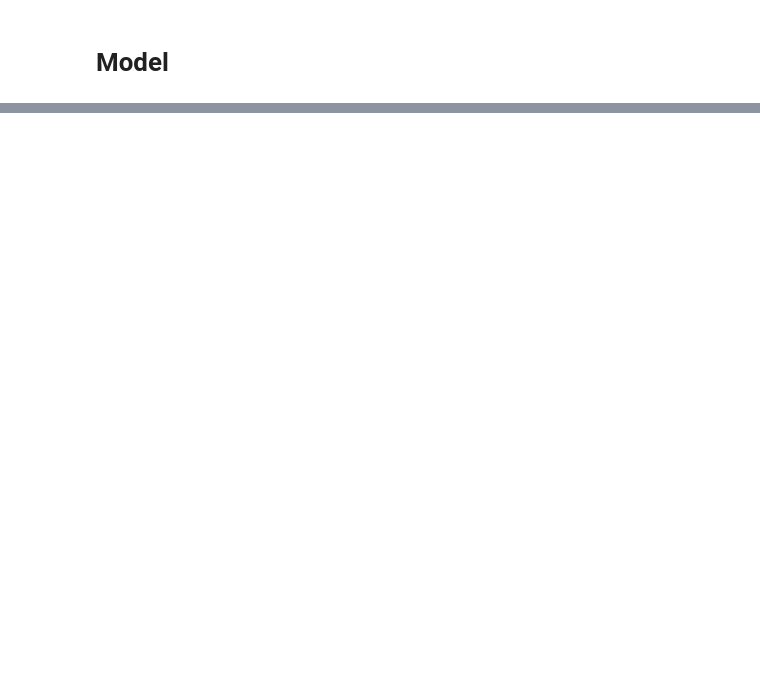
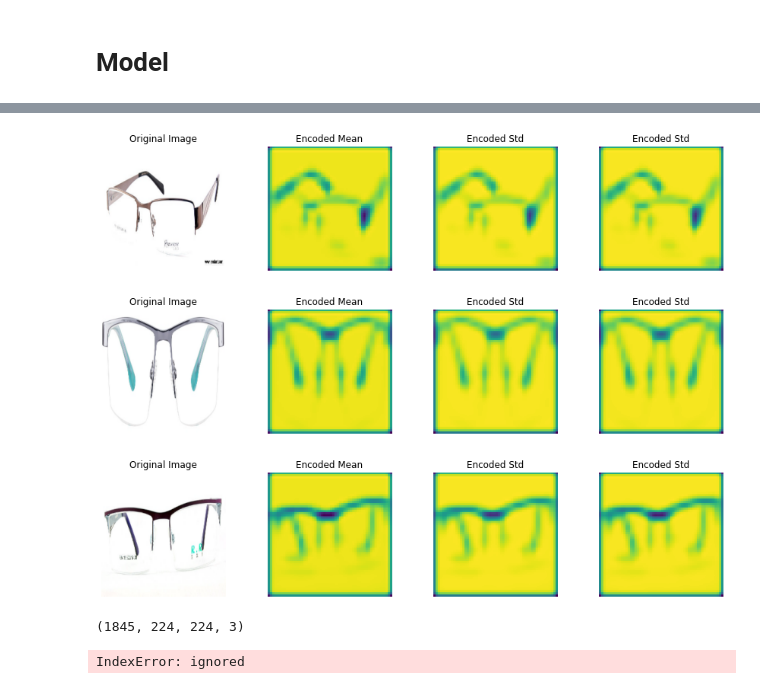
Before and after one commit to Arush0113/ML-Programming-Assignments, a Jupyter notebook: India Today AI_ML Profile/India_Today_ML_assignment_q1.ipynb, the cells around one changed output, grey strips where cells are left out. Drawn from its saved outputs; the diff is of its cells as text; code cells hidden in the pictures; blank space fills up the shorter version.

```diff
--- a/India Today AI_ML Profile/India_Today_ML_assignment_q1.ipynb
+++ b/India Today AI_ML Profile/India_Today_ML_assignment_q1.ipynb
@@ -97,7 +101,7 @@ def image2array(file_array):
  image_array = []
  for path in tqdm(file_array):
   img = cv2.imread('/content/drive/MyDrive/india_today_ml_asst/'+path)
-    #  img = cv2.cvtColor(img, cv2.COLOR_BGR2RGB)
+  # img = cv2.cvtColor(img, cv2.COLOR_BGR2RGB)
   # print(img.shape)
   try:
     img = cv2.resize(img, (224,224))
@@ -105,7 +109,7 @@ def image2array(file_array):
   except:
     continue;
  image_array = np.array(image_array)
-#  image_array = image_array.reshape(image_array.shape[0], 224, 224, 3)
+ image_array = image_array.reshape(image_array.shape[0], 224, 224, 3)
  image_array = image_array.astype('float32')
  image_array /= 255
  return np.array(image_array)
@@ -239 +249,45 @@ Epoch 10/10
 <keras.callbacks.History at 0x...>
+# %%
+
+def plot_(x,y1,y2,row,col,ind,title,xlabel,ylabel,label,isimage=False,color='r'):
+
+    """
+    This function is used for plotting images and graphs (Visualization of end results of model training)
+    Arguments:
+    x - (np.ndarray or list) - an image array
+    y1 - (list) - for plotting graph on left side.
+    y2 - (list) - for plotting graph on right side.
+    row - (int) - row number of subplot
+    col - (int) - column number of subplot
+    ind - (int) - index number of subplot
+    title - (string) - title of the plot
+    xlabel - (list) - labels of x axis
+    ylabel - (list) - labels of y axis
+    label - (string) - for adding legend in the plot
+    isimage - (boolean) - True in case of image else False
+    color - (char) - color of the plot (prefered green for training and red for testing).
+    """
+
+    plt.subplot(row,col,ind)
+    if isimage:
+        plt.imshow(x)
+        plt.title(title)
+        plt.axis('off')
+    else:
+        plt.plot(y1,label=label,color='g'); plt.scatter(x,y1,color='g')
+        if y2!='': plt.plot(y2,color=color,label='validation'); plt.scatter(x,y2,color=color)
+        plt.grid()
+        plt.legend()
+        plt.title(title); plt.xlabel(xlabel); plt.ylabel(ylabel)
+# %%
+for index in [2,7,9]:   # 3 random images
+    plt.figure(figsize=(15,3))
+    plot_(train_data[index],'','',1,4,1,"Original Image","","",'',True)
+    plot_(encoded[index].mean(axis=-1),'','',1,4,2,"Encoded Mean","","",'',True)
+    plot_(encoded[index].max(axis=-1),'','',1,4,3,"Encoded Std","","",'',True)
+    plot_(encoded[index].std(axis=-1),'','',1,4,4,"Encoded Std","","",'',True)
+    plt.show()
+# %% [output]
+[figure, added]
+[figure, added]
+[figure, added]
@@ -239,0 +352,17 @@ Epoch 10/10
+# %%
+d = np.concatenate([train_data,test_data],axis=0)
+d.shape
+# %% [output]
+(1845, 224, 224, 3)
+# %%
+X_encoded = []
+i=0
+# Iterate through the full training set.
+for batch in get_batches(d, batch_size=300):
+    i+=1
+    # This line runs our pooling function on the model for each batch.
+    X_encoded.append(feature_extraction(model, batch),12)
+
+X_encoded = np.concatenate(X_encoded)
+# %% [output]
+IndexError: ignored
```
Also changed, not shown: parts of 12 cells of this notebook.
